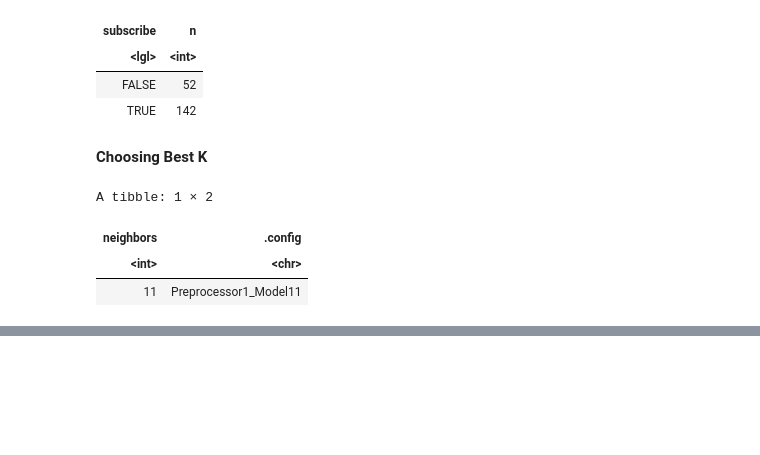
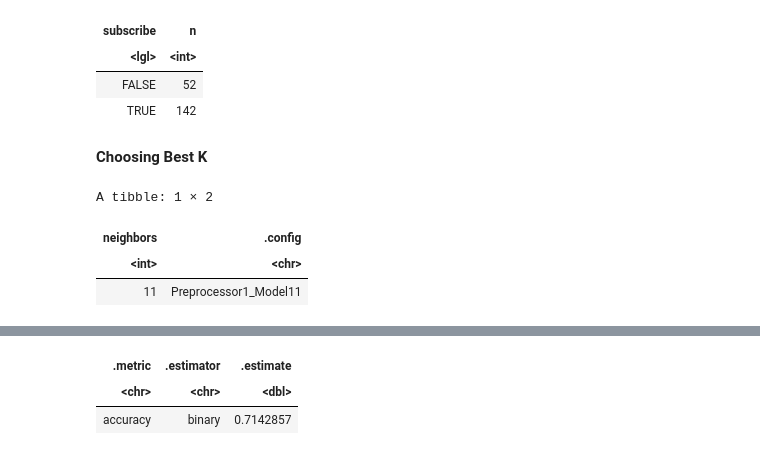
Before and after one commit to ansonansonnn/dsci100-project, a Jupyter notebook: FINAL FINAL dsci 100.ipynb, the cells around one changed output, grey strips where cells are left out. Saved outputs shown, nothing was run; the diff lists cells and outputs as text; code cells hidden in the pictures; blank space fills up the shorter version.

Commit message:
added draft work
code for finding optimal k value, retraining data with best k value and running predictions

```diff
--- a/FINAL FINAL dsci 100.ipynb
+++ b/FINAL FINAL dsci 100.ipynb
@@ -240,3 +223,92 @@ A tibble: 1 × 2
 | neighbors | .config |
 | <int> | <chr> |
 | 11 | Preprocessor1_Model11 |
+# %%
+## andrew draft work
+
+players_selected <- players_data |>
+    drop_na() |>
+    filter(!is.na(experience), !is.na(Age), !is.na(subscribe)) |>
+    select(experience, Age, subscribe)
+
+set.seed(123)
+# 1) Wrangle and clean data
+# remove NA values, convert categorical predictors to numerical, convert response variable to factor (subscribed or not subscribed)
+
+# convert experience to numeric
+players_selected <- players_selected |>
+    mutate(experience = as.numeric(factor(experience, levels = c("Beginner", "Amateur", "Regular", "Pro", "Veteran"))))
+
+# convert subscribe to factor (subscribed or not subscribed)
+players_selected <- players_selected |>
+    mutate(subscribe = as.factor(factor(subscribe, levels = c(TRUE, FALSE), labels = c("subscribed", "not subscribed"))))
+
+# splitting the data (train/test)
+player_split <- initial_split(players_selected, prop = 0.75, strata = subscribe)
+player_train <- training(player_split)
+player_test <- testing(player_split)
+
+# preprocess the data (create the preprocessing recipe)
+player_recipe <- recipe(subscribe ~ Age + experience, data = player_train) |>
+    step_scale(all_predictors()) |>
+    step_center(all_predictors())
+
+# tune K using cross-validation
+knn_spec <- nearest_neighbor(weight_func = "rectangular", neighbors = tune()) |>
+    set_engine("kknn") |>
+    set_mode("classification")
+
+# split into v folds
+player_vfold <- vfold_cv(player_train, v = 5, strata = subscribe)
+
+# create dataframe with values of K to try (1-100)
+k_vals <- tibble(neighbors = seq(from = 1, to = 100, by = 5))
+
+knn_results <- workflow() |>
+    add_recipe(player_recipe) |>
+    add_model(knn_spec) |>
+    tune_grid(resamples = player_vfold, grid = k_vals) |>
+    collect_metrics()
+
+accuracies <- knn_results |>
+    filter(.metric == "accuracy")
+
+best_k <- accuracies |>
+    arrange(desc(mean)) |>
+    slice(1) |>
+    pull(neighbors)
+best_k
+
+# retrain the training data set with best K value
+
+player_recipe <- recipe(subscribe ~ Age + experience, data = player_train) |>
+    step_scale(all_predictors()) |>
+    step_center(all_predictors())
+
+knn_spec <- nearest_neighbor(weight_func = "rectangular", neighbors = best_k) |>
+    set_engine("kknn") |>
+    set_mode("classification")
+
+knn_fit <- workflow() |>
+    add_recipe(player_recipe) |>
+    add_model(knn_spec) |>
+    fit(data = player_train)
+
+# make predictions and assess accuracy of model on test data
+player_test_predictions <- predict(knn_fit, player_test) |>
+    bind_cols(player_test)
+
+player_test_predictions |>
+    metrics(truth = subscribe, estimate = .pred_class) |>
+    filter(.metric == "accuracy")
+
+player_test_predictions |>
+    precision(truth = subscribe, estimate = .pred_class, event_level = "first")
+
+player_test_predictions |>
+    recall(truth = subscribe, estimate = .pred_class, event_level = "first")
+
+confusion <- player_test_predictions |>
+    conf_mat(truth = subscribe, estimate = .pred_class)
+confusion
+# %% [output]
@@ -242,0 +317,3 @@ A tibble: 1 × 2
+| .metric | .estimator | .estimate |
+| <chr> | <chr> | <dbl> |
+| accuracy | binary | 0.7142857 |
```
Also changed, not shown: parts of 3 cells of this notebook.
